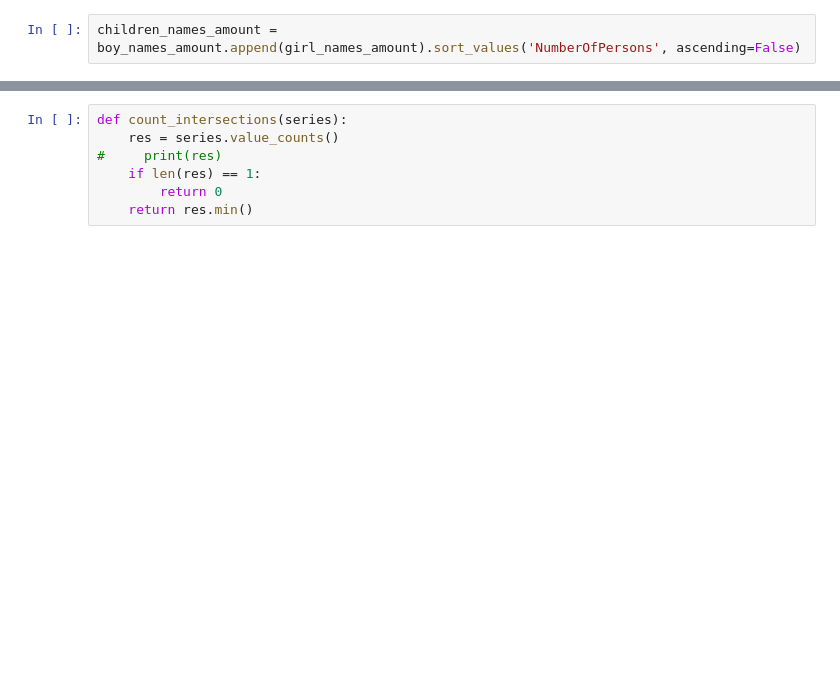
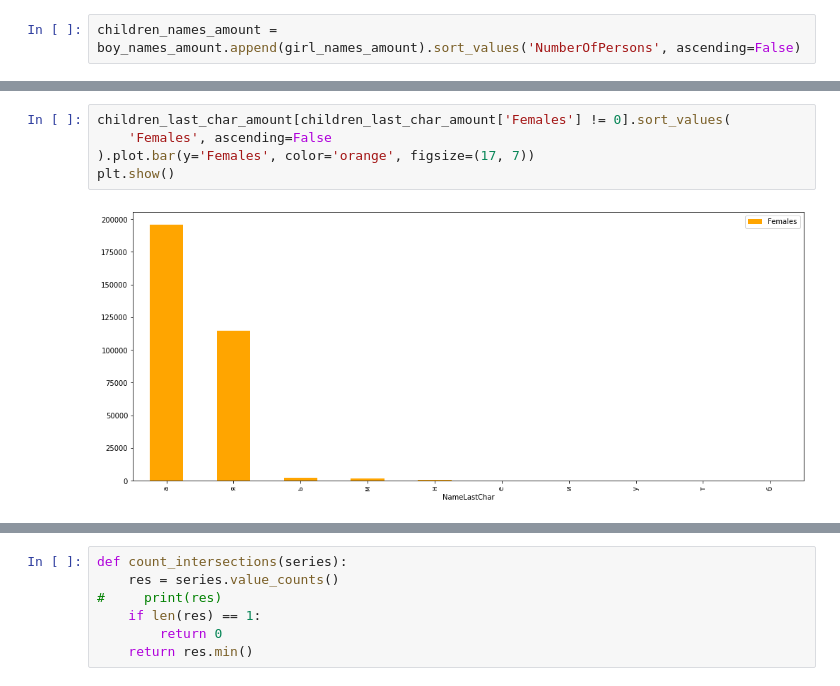
Before and after one commit to GeorgiySurkov/Sirius_2021_ml_1, a Jupyter notebook: main.ipynb, the cells around one changed output, grey strips where cells are left out. Drawn from its saved outputs; the diff is of its cells as text; blank space fills up the shorter version.

```diff
--- a/main.ipynb
+++ b/main.ipynb
@@ -110,0 +87,7 @@ children_names_amount
+# %%
+children_last_char_amount[children_last_char_amount['Females'] != 0].sort_values(
+    'Females', ascending=False
+).plot.bar(y='Females', color='orange', figsize=(17, 7))
+plt.show()
+# %% [output]
+[figure, added]
```
Also changed, not shown: parts of 19 cells of this notebook, 3 other files.
